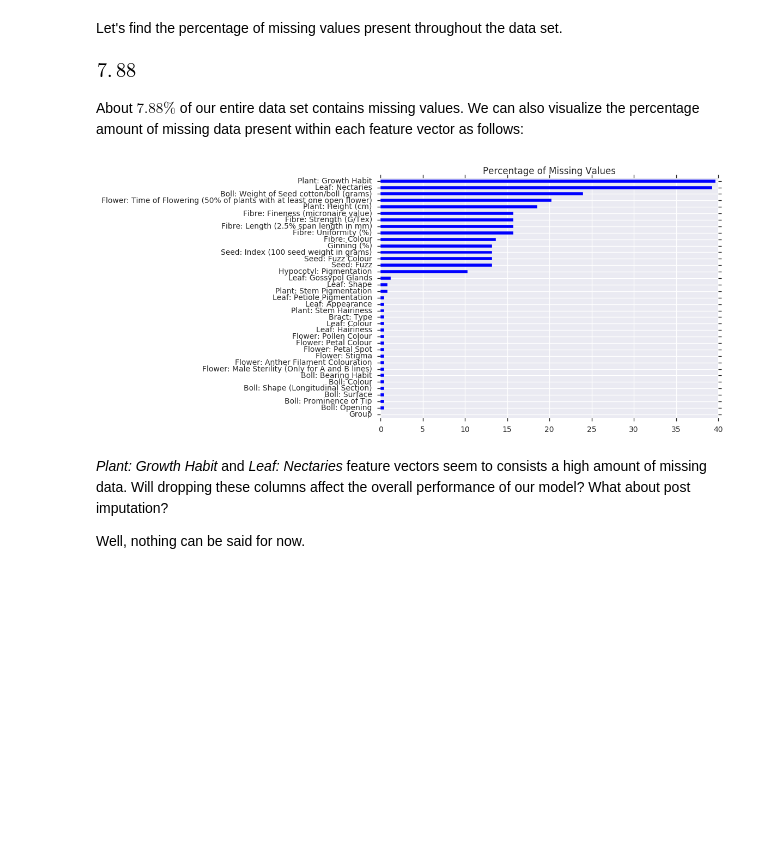
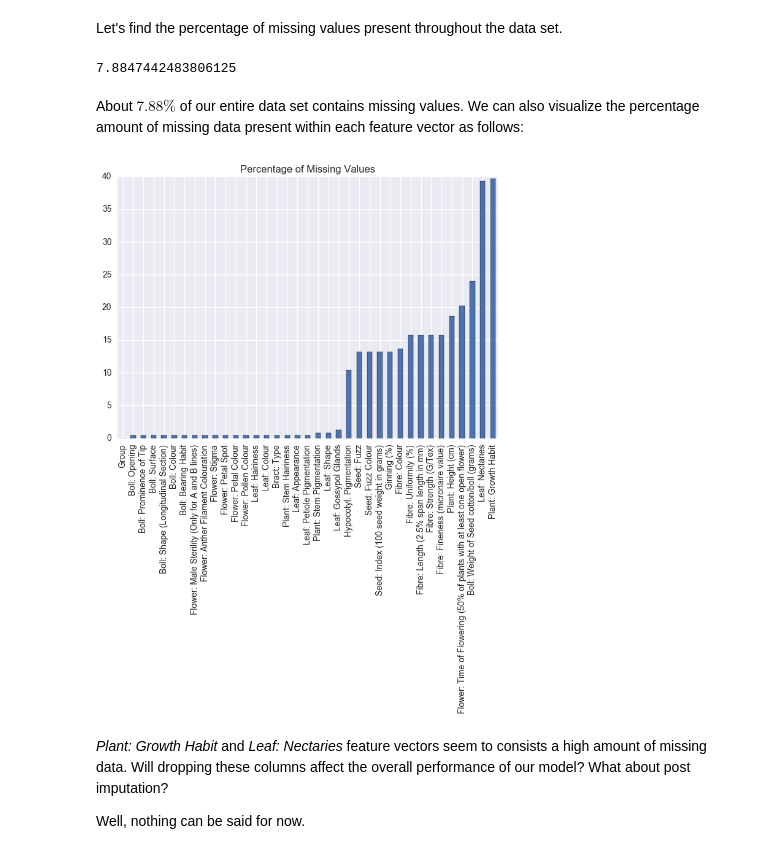
Before and after one commit to achillesrasquinha/brains-from-scratch, a Jupyter notebook: Brains from Scratch - Machine Learning for dummies.ipynb, the cells around one changed output. Saved outputs shown, nothing was run; the diff lists cells and outputs as text; code cells hidden in the pictures; blank space fills up the shorter version.

```diff
--- a/Brains from Scratch - Machine Learning for dummies.ipynb
+++ b/Brains from Scratch - Machine Learning for dummies.ipynb
@@ -1402,3 +1395,8 @@ import pandas as pd
 # %%
-path = './data/cotton/cotton.csv'
-df   = pd.read_csv(path)
+def load_cotton():
+    path = './data/cotton/cotton.csv'
+    df   = pd.read_csv(path)
+
+    return df
+# %%
+df = load_cotton()
@@ -1453,8 +1446,8 @@ Our final case would be clearly substituting a value in place of missing values.
 # %% [markdown]
 Let's find the percentage of missing values present throughout the data set.
 # %%
-np.round((df.isnull().sum().sum() / df.size) * 100, 2)
+(df.isnull().sum().sum() / df.size) * 100
 # %% [output]
-[figure, removed]
+7.8847442483806125
 # %% [markdown]
 About $7.88\%$ of our entire data set contains missing values. We can also visualize the percentage amount of missing data present within each feature vector as follows:
@@ -1461,12 +1457,12 @@ About $7.88\%$ of our entire data set contains missing values. We can also visua
 # %%
 frame = (df.isnull().sum() / len(df)).sort_values() * 100
-ax    = frame.plot.barh()
+ax    = frame.plot.bar()
 
 ax.set_title('Percentage of Missing Values')
 
 plt.show()
 # %% [output]
-[figure, old version]
+[figure, new version]
 # %% [markdown]
 *Plant: Growth Habit* and *Leaf: Nectaries* feature vectors seem to consists a high amount of missing data. Will dropping these columns affect the overall performance of our model? What about post imputation?
 
```
Also changed, not shown: parts of 43 cells of this notebook.
